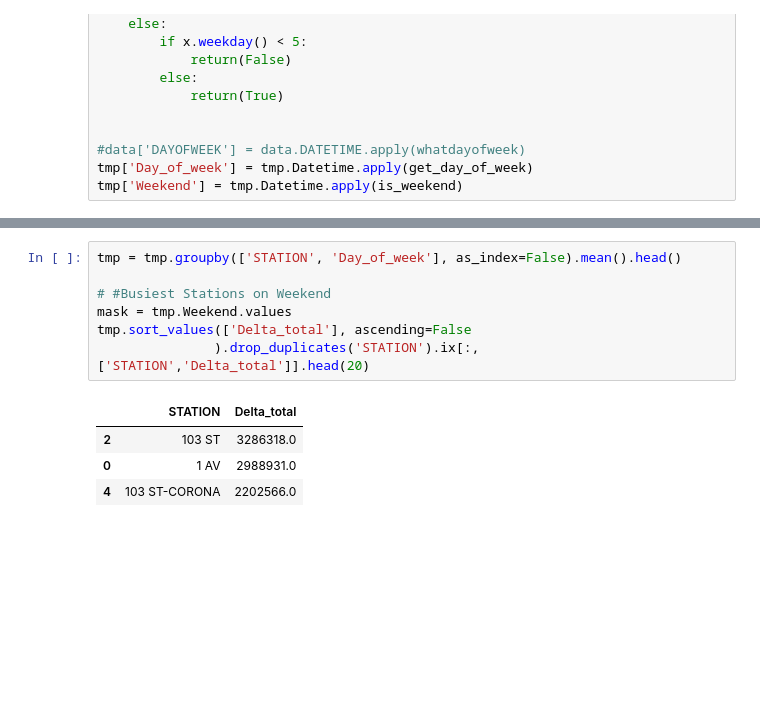
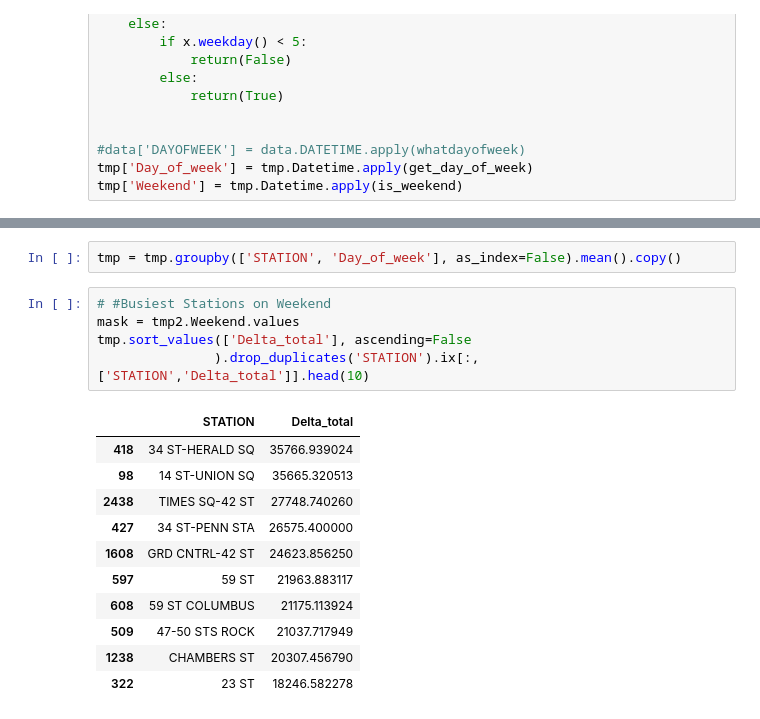
Before and after one commit to jgondin/late-night-revelers, a Jupyter notebook: exploratory-data-analysis.ipynb, the cells around one changed output, grey strips where cells are left out. Cells and saved outputs as stored; diff of their text form; blank space fills up the shorter version.

```diff
--- a/exploratory-data-analysis.ipynb
+++ b/exploratory-data-analysis.ipynb
@@ -318,12 +391,19 @@ tmp.sample(10)
+# %%
+tmp = tmp.groupby(['STATION', 'Day_of_week'], as_index=False).mean().copy()
 # %%
-tmp = tmp.groupby(['STATION', 'Day_of_week'], as_index=False).mean().head()
-
 # #Busiest Stations on Weekend
-mask = tmp.Weekend.values
+mask = tmp2.Weekend.values
 tmp.sort_values(['Delta_total'], ascending=False
-               ).drop_duplicates('STATION').ix[:,['STATION','Delta_total']].head(20)
+               ).drop_duplicates('STATION').ix[:,['STATION','Delta_total']].head(10)
 # %% [output]
 |  | STATION | Delta_total |
-| 2 | 103 ST | 3286318.0 |
-| 0 | 1 AV | 2988931.0 |
-| 4 | 103 ST-CORONA | 2202566.0 |
+| 418 | 34 ST-HERALD SQ | 35766.939024 |
+| 98 | 14 ST-UNION SQ | 35665.320513 |
+| 2438 | TIMES SQ-42 ST | 27748.740260 |
+| 427 | 34 ST-PENN STA | 26575.400000 |
+| 1608 | GRD CNTRL-42 ST | 24623.856250 |
+| 597 | 59 ST | 21963.883117 |
+| 608 | 59 ST COLUMBUS | 21175.113924 |
+| 509 | 47-50 STS ROCK | 21037.717949 |
+| 1238 | CHAMBERS ST | 20307.456790 |
+| 322 | 23 ST | 18246.582278 |
```
Also changed, not shown: parts of 13 cells of this notebook.
